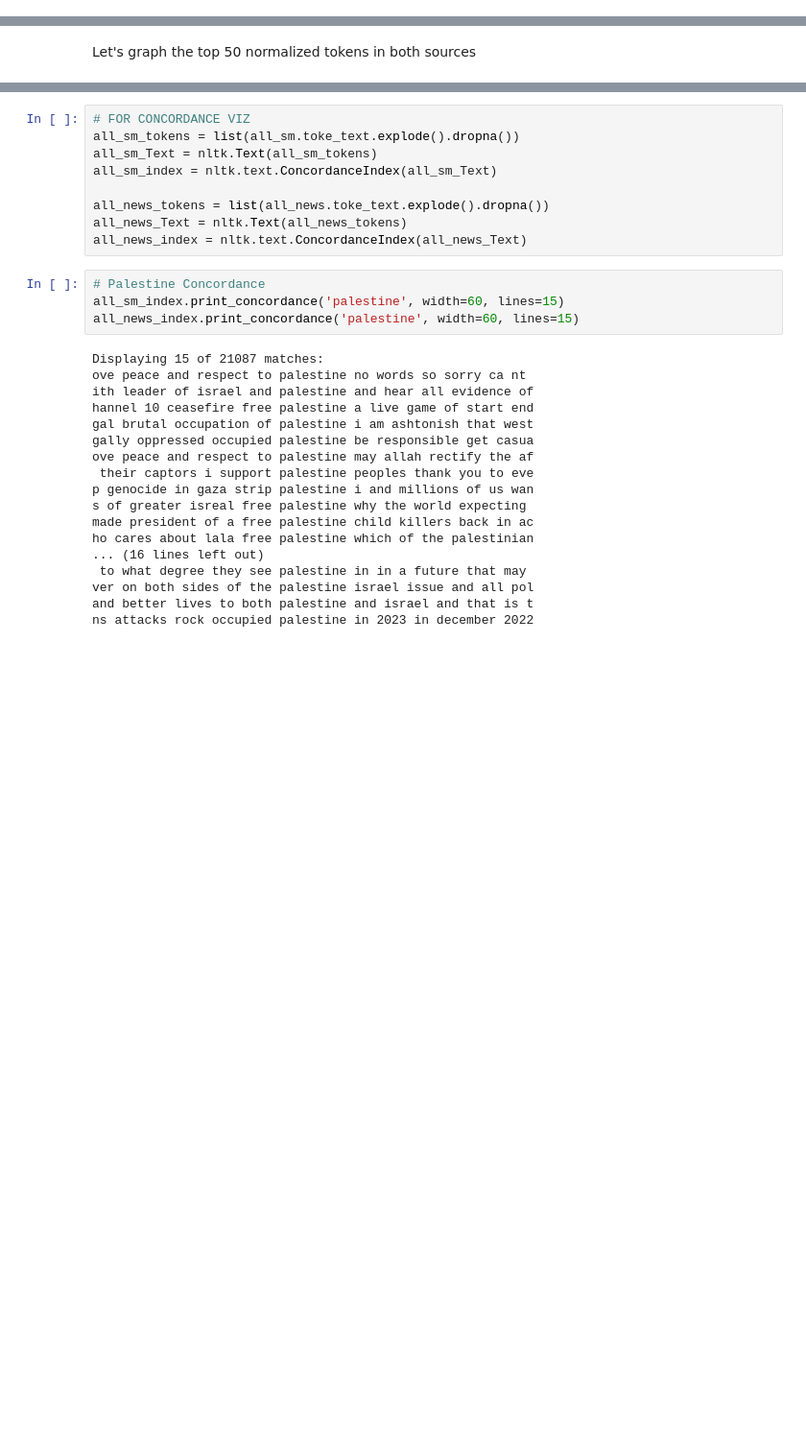
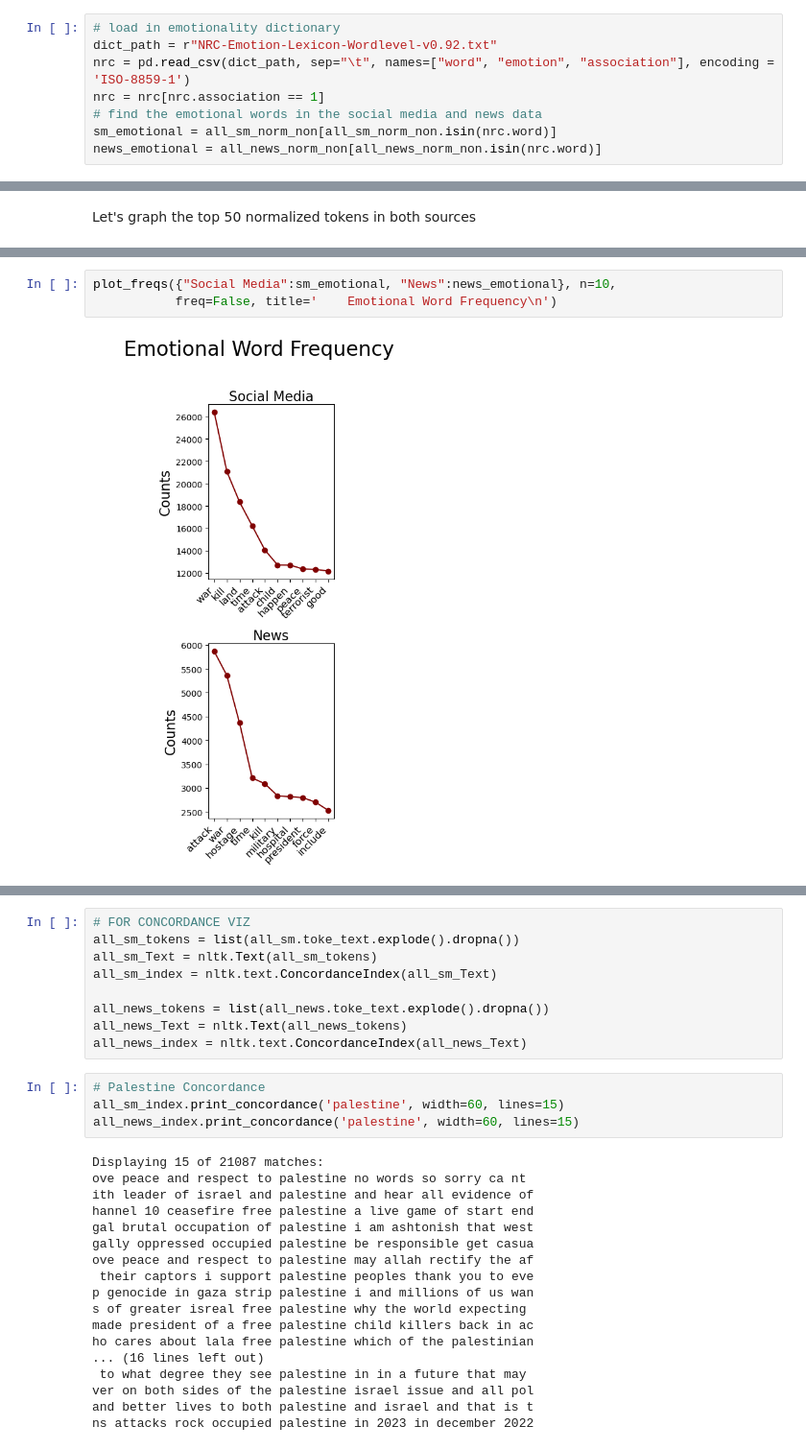
Before and after one commit to macs30122-winter24/final-project-chattbd, a Jupyter notebook: cleaning_yt_ethan.ipynb, the cells around one changed output, grey strips where cells are left out. Shown at 96% size. Drawn from its saved outputs; the diff is of its cells as text; blank space fills up the shorter version.

Commit message:
added more functionality to code for data viz

```diff
--- a/cleaning_yt_ethan.ipynb
+++ b/cleaning_yt_ethan.ipynb
@@ -530,3 +541,11 @@ news_model = gensim.models.Word2Vec.load("news_word2vec.model")
+# %%
+# load in emotionality dictionary
+dict_path = r"NRC-Emotion-Lexicon-Wordlevel-v0.92.txt"
+nrc = pd.read_csv(dict_path, sep="\t", names=["word", "emotion", "association"], encoding = 'ISO-8859-1')
+nrc = nrc[nrc.association == 1]
+# find the emotional words in the social media and news data
+sm_emotional = all_sm_norm_non[all_sm_norm_non.isin(nrc.word)]
+news_emotional = all_news_norm_non[all_news_norm_non.isin(nrc.word)]
 # %%
 # for idea how to collapse the list of lists into one list
 # https://stackoverflow.com/questions/30885005/pandas-series-of-lists-to-one-series
@@ -617,0 +644,5 @@ plot_freqs({"Social Media":all_sm_norm_non, "News":all_news_norm_non}, 50)
+# %%
+plot_freqs({"Social Media":sm_emotional, "News":news_emotional}, n=10,
+           freq=False, title='    Emotional Word Frequency\n')
+# %% [output]
+[figure, added]
```
Also changed, not shown: parts of 29 cells of this notebook, 1 other file.
